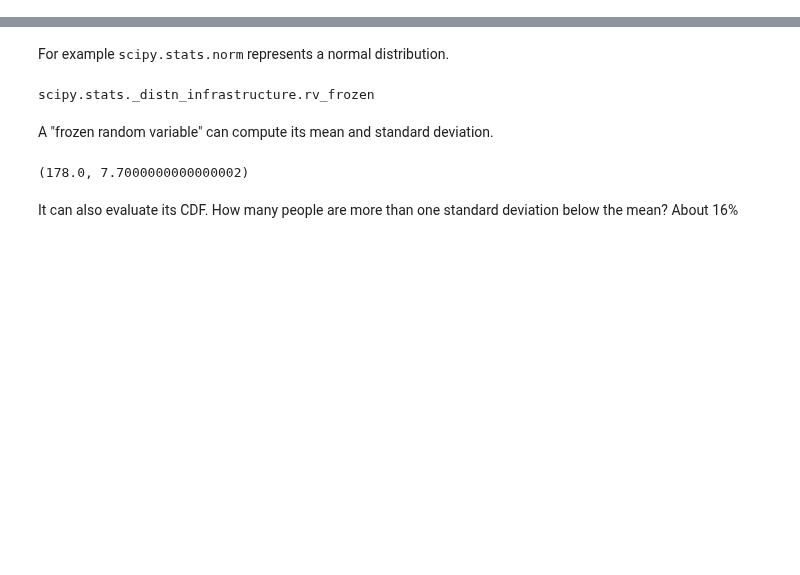
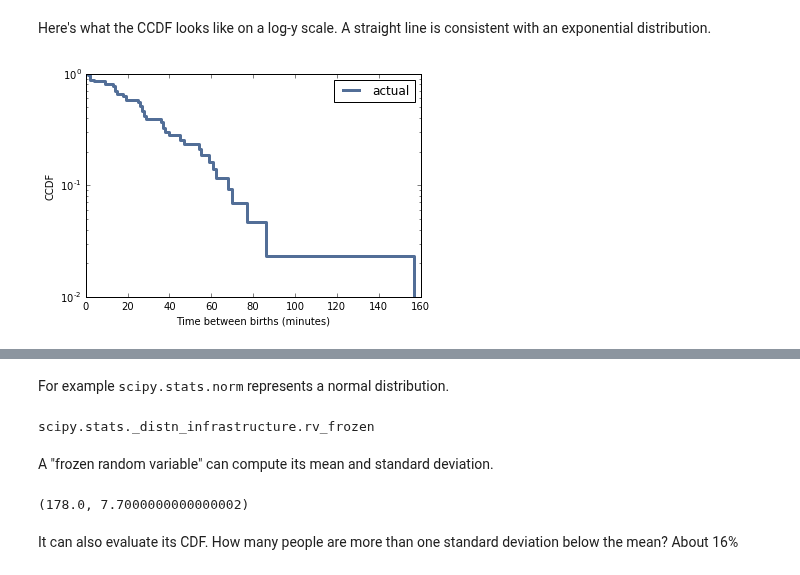
Before and after one commit to AllenDowney/ThinkStats2, a Jupyter notebook: code/chap05soln.ipynb, the cells around one changed output, grey strips where cells are left out. Cells and saved outputs as stored; diff of their text form; code cells hidden in the pictures; blank space fills up the shorter version.

```diff
--- a/code/chap05soln.ipynb
+++ b/code/chap05soln.ipynb
@@ -5,0 +48,8 @@ from __future__ import print_function, division
+# %% [markdown]
+Here's what the CCDF looks like on a log-y scale.  A straight line is consistent with an exponential distribution.
+# %%
+thinkplot.Cdf(cdf, complement=True)
+thinkplot.Config(xlabel='Time between births (minutes)',
+                 ylabel='CCDF', yscale='log', loc='upper right')
+# %% [output]
+[figure, added]
```
Also changed, not shown: parts of 100 cells of this notebook, 1 other file.
